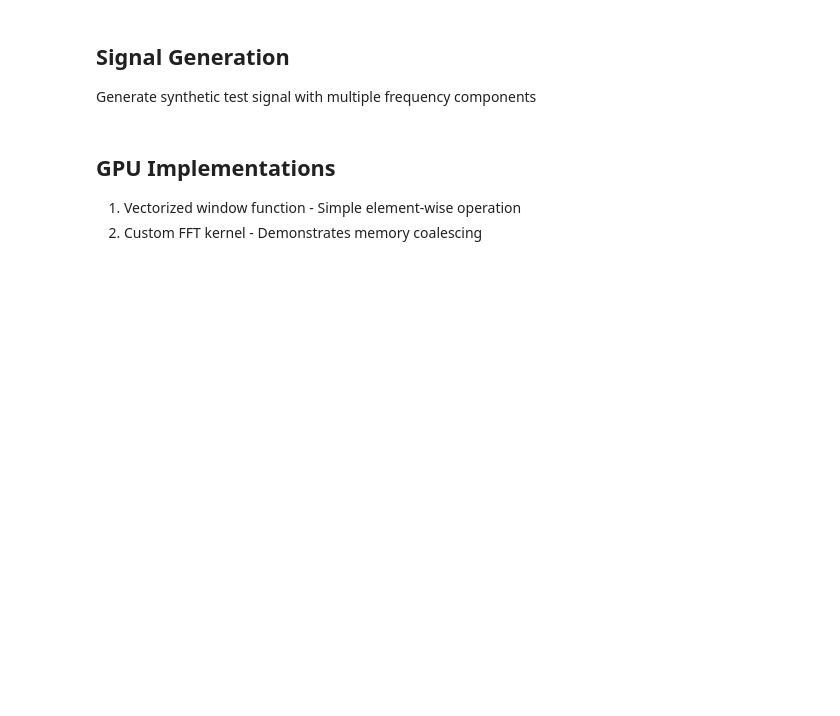
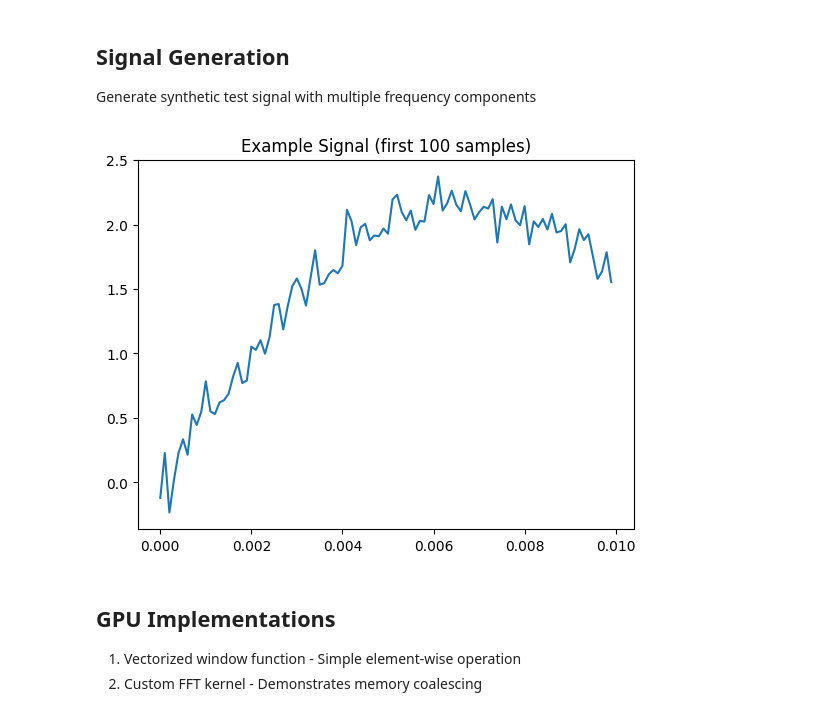
Before and after one commit to Ortimus/nvidia-numba-basics, a Jupyter notebook: signal-processing-CUDA-Numba.ipynb, the cells around one changed output. Cells and saved outputs as stored; diff of their text form; code cells hidden in the pictures; blank space fills up the shorter version.

```diff
--- a/signal-processing-CUDA-Numba.ipynb
+++ b/signal-processing-CUDA-Numba.ipynb
@@ -24,17 +44,19 @@ Generate synthetic test signal with multiple frequency components
 # %%
 def generate_signal(n_samples, frequencies=[10, 25, 50]):
     """Generate test signal with multiple frequencies and noise"""
     t = np.linspace(0, 1, n_samples)
     signal = np.zeros_like(t)
     for f in frequencies:
         signal += np.sin(2 * np.pi * f * t)
     return t, signal + np.random.normal(0, 0.1, n_samples)
 
 # Test signal generation
-t_test, signal_test = generate_signal(1000)
+t_test, signal_test = generate_signal(10000)
 plt.plot(t_test[:100], signal_test[:100])
 plt.title('Example Signal (first 100 samples)')
 plt.show()
+# %% [output]
+[figure, added]
 # %% [markdown]
 ## GPU Implementations
 1. Vectorized window function - Simple element-wise operation
```
Also changed, not shown: parts of 7 cells of this notebook.
